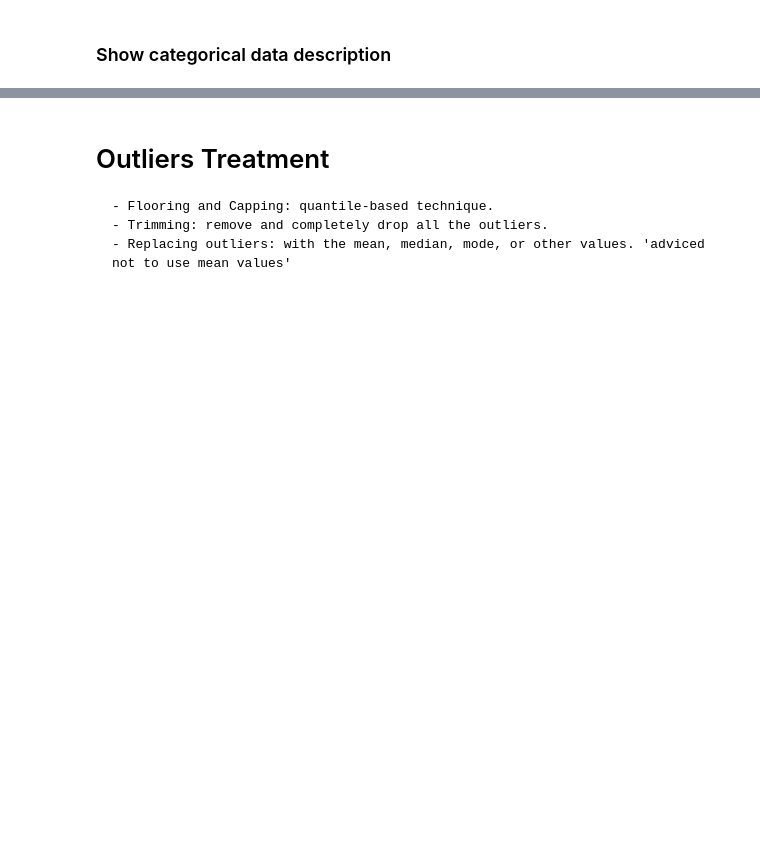
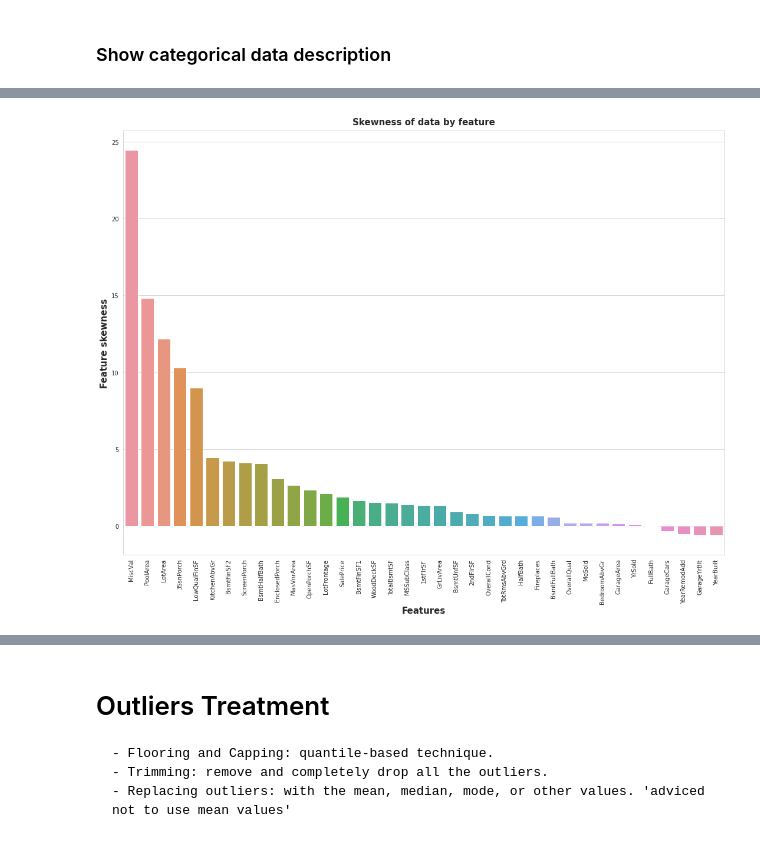
Before and after one commit to mohamedsaadmoustafa/Housing_Prices_Competition_for_Kaggle_Learn_Users, a Jupyter notebook: housing-prices-competition.ipynb, the cells around one changed output, grey strips where cells are left out. Cells and saved outputs as stored; diff of their text form; code cells hidden in the pictures; blank space fills up the shorter version.

```diff
--- a/housing-prices-competition.ipynb
+++ b/housing-prices-competition.ipynb
@@ -559,0 +642,6 @@ df_desc
+# %%
+df_numerical = df.select_dtypes(include=np.number)
+skewness = df_numerical.apply(lambda x: stats.skew(x)).sort_values(ascending=False)
+
+skewness_df = pd.DataFrame({'Skewness': skewness})
+skewness_df.head(10)
@@ -559,0 +660,9 @@ df_desc
+# %%
+f, ax = plt.subplots(figsize=(15, 12))
+plt.xticks(rotation='90')
+sns.barplot(x=skewness_df.index, y=skewness_df.Skewness);
+plt.xlabel('Features', fontsize=15);
+plt.ylabel('Feature skewness', fontsize=15);
+plt.title('Skewness of data by feature', fontsize=15);
+# %% [output]
+[figure, added]
```
Also changed, not shown: parts of 37 cells of this notebook.
